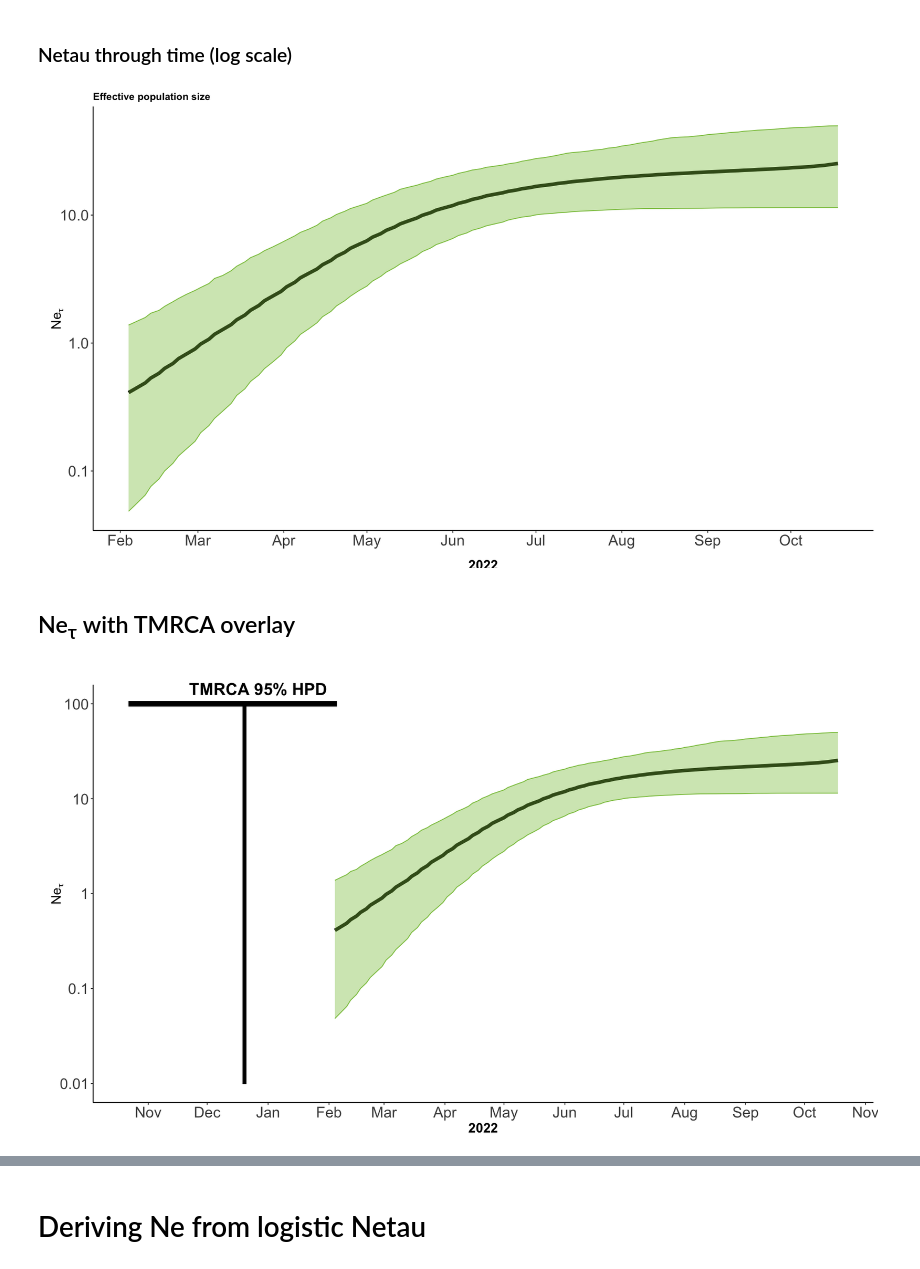
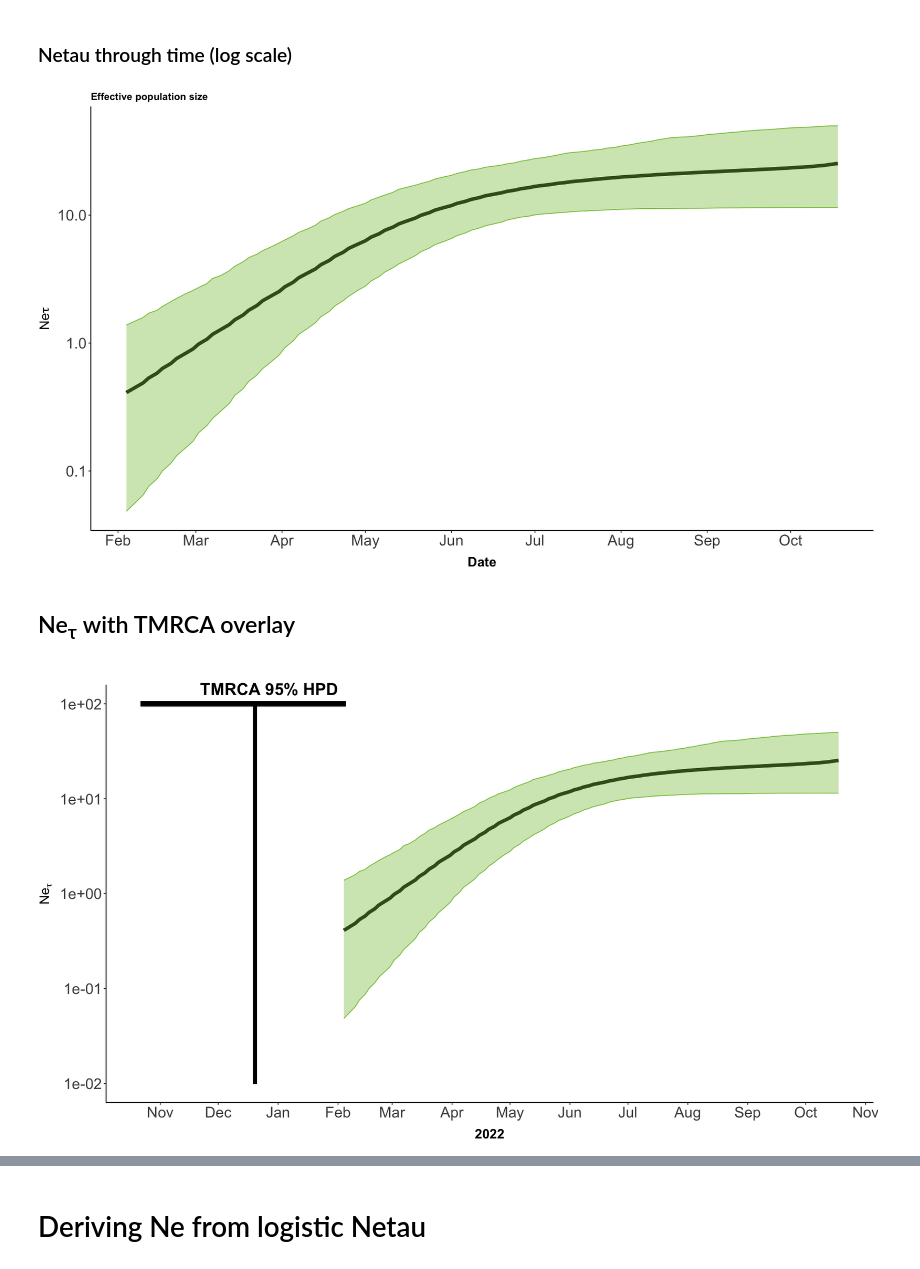
Before and after one commit to blab/mpox-dynamics, a Jupyter notebook: scripts/netau.ipynb, the cells around one changed output, grey strips where cells are left out. Drawn from its saved outputs; the diff is of its cells as text; code cells hidden in the pictures.

```diff
--- a/scripts/netau.ipynb
+++ b/scripts/netau.ipynb
@@ -63,23 +63,23 @@ plot_log_scale_netau <- netau %>% mutate(ne = mean,
           ggplot(aes(x=datetime, y=ne)) +
           geom_line(size=2, color='black') +
           geom_ribbon(aes(ymin=ne_lower, ymax=ne_upper), color=rgb(0.55,0.77,0.3), alpha=0.4, fill=rgb(0.55,0.77,0.3)) +
-          ylab(bquote(Ne[tau])) + xlab('2022') + ggtitle('Effective population size') +
+          ylab(bquote(Ne*tau)) + xlab('Date') + ggtitle('Effective population size') +
           scale_x_date(date_labels = "%b", date_breaks='months') +
           scale_y_continuous(trans='log10') +
           my_theme()
 
 plot_log_scale_netau
 # %% [output]
-[figure, old version]
+[figure, new version]
 # %% [markdown]
 ## Ne<sub>τ</sub> with TMRCA overlay
 # %%
 plot_netau + geom_segment(aes(x = tmrca_lower, y = 100, yend=100, xend=tmrca_upper),
                           size=3) +
              geom_segment(aes(x=tmrca, xend=tmrca, y=100, yend=0.01),
                           size=2) +
-             ggtitle(label = 'TMRCA 95% HPD') + theme(plot.title = element_text(size = 20, hjust=.15, vjust=-4))
-
+             ggtitle(label = 'TMRCA 95% HPD') + theme(plot.title = element_text(size = 20, hjust=.15, vjust=-4)) +
+             scale_y_continuous(trans='log10')
 #ggsave('netau_tmrca.png', width=14, height=8)
 # %% [output]
-[figure, old version]
+[figure, new version]
```
Also changed, not shown: parts of 14 cells of this notebook, 5 other files.
